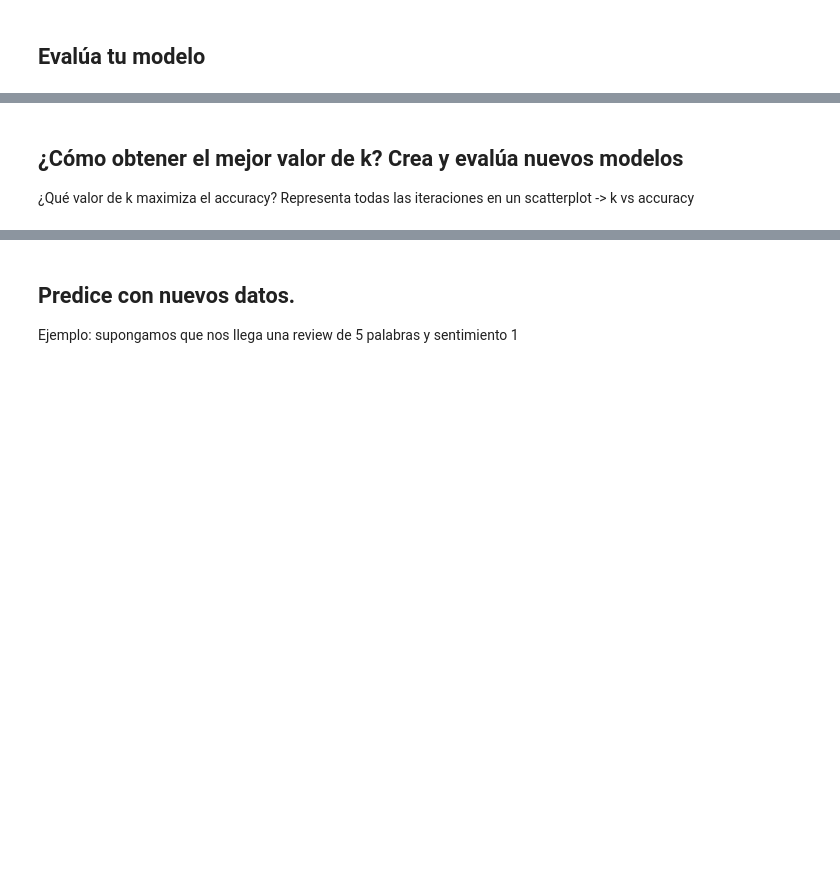
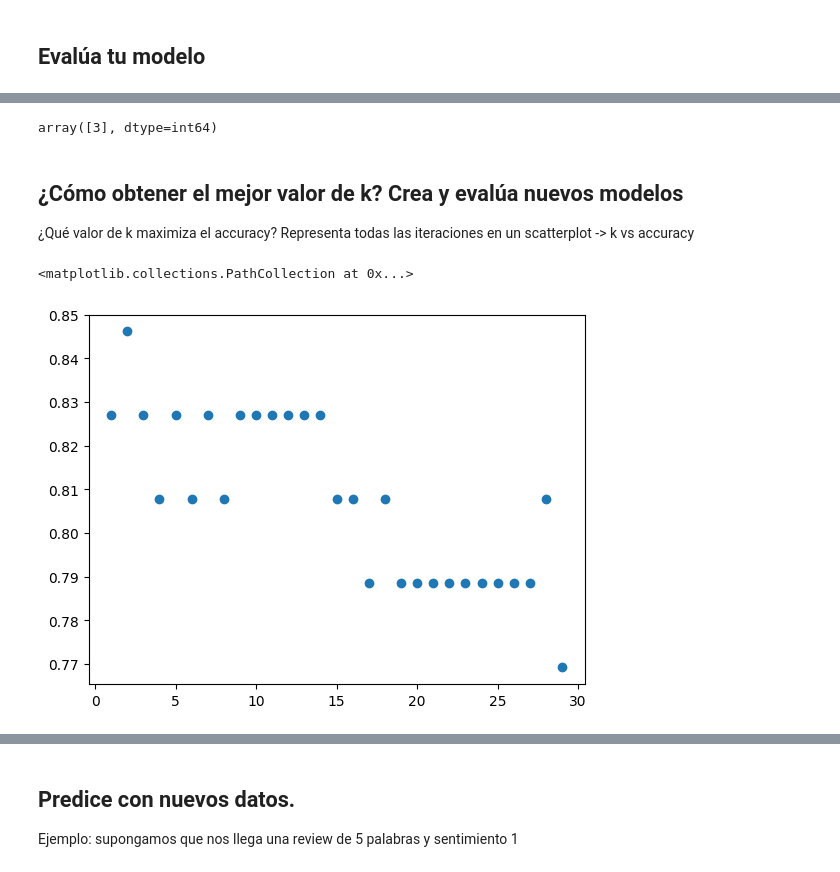
Before and after one commit to MNievas12/2411_dsft_thebridge, a Jupyter notebook: 3-Machine_Learning/1-Supervisado/3-RegorClass/7-KNN/ejercicios/Ejercicio_k-NearestNeighbor.ipynb, the cells around one changed output, grey strips where cells are left out. Drawn from its saved outputs; the diff is of its cells as text; code cells hidden in the pictures; blank space fills up the shorter version.

```diff
--- a/3-Machine_Learning/1-Supervisado/3-RegorClass/7-KNN/ejercicios/Ejercicio_k-NearestNeighbor.ipynb
+++ b/3-Machine_Learning/1-Supervisado/3-RegorClass/7-KNN/ejercicios/Ejercicio_k-NearestNeighbor.ipynb
@@ -19,3 +99,15 @@ Al menos realiza un análisis univariante y representa la distribución del rati
 # %% [markdown]
 ## Preparamos el dataset
 Divide en train/test y escala las features en el rango [0, 1].
+# %%
+from sklearn.model_selection import train_test_split
+
+X = df[['wordcount', 'sentimentValue']]
+y = df['Star Rating']
+
+X_train, X_test, y_train, y_test = train_test_split(X, y, test_size=0.2, random_state=42)
+
+print(X_train.shape)
+print(X_test.shape)
+print(y_train.shape)
+print(y_test.shape)
@@ -21,0 +131,17 @@ Divide en train/test y escala las features en el rango [0, 1].
+# %%
+from sklearn.preprocessing import MinMaxScaler, StandardScaler
+
+scaler = MinMaxScaler()
+
+X_train_scal = scaler.fit_transform(X_train)
+X_test_scal = scaler.transform(X_test)
+
+print(X_train_scal.min())
+print(X_train_scal.max())
+print(X_train_scal.mean())
+print(X_train_scal.std())
+print('-'*50)
+print(X_test_scal.min())
+print(X_test_scal.max())
+print(X_test_scal.mean())
+print(X_test_scal.std())
@@ -22,3 +174,7 @@ Divide en train/test y escala las features en el rango [0, 1].
 # %% [markdown]
 ## Creamos el Modelo
 Entrena con un KNN y evalúa el error en train y en test
+# %%
+knn = KNeighborsClassifier()
+# %%
+knn.fit(X_train_scal, y_train)
@@ -27,3 +231,20 @@ Entrena con un KNN y evalúa el error en train y en test
+# %%
+knn.predict(scaler.transform([[2,0]]))
+# %% [output]
+array([3], dtype=int64)
 # %% [markdown]
 ## ¿Cómo obtener el mejor valor de k? Crea y evalúa nuevos modelos
 ¿Qué valor de k maximiza el accuracy? Representa todas las iteraciones en un scatterplot -> k vs accuracy
+# %%
+k_range = range(1,30)
+scores = []
+
+for k in k_range:
+    knn = KNeighborsClassifier(n_neighbors=k)
+    knn.fit(X_train_scal, y_train)
+    scores.append(knn.score(X_test_scal, y_test))
+
+plt.scatter(k_range, scores)
+# %% [output]
+<matplotlib.collections.PathCollection at 0x...>
+[figure, added]
```
Also changed, not shown: parts of 28 cells of this notebook, 2 other files.
